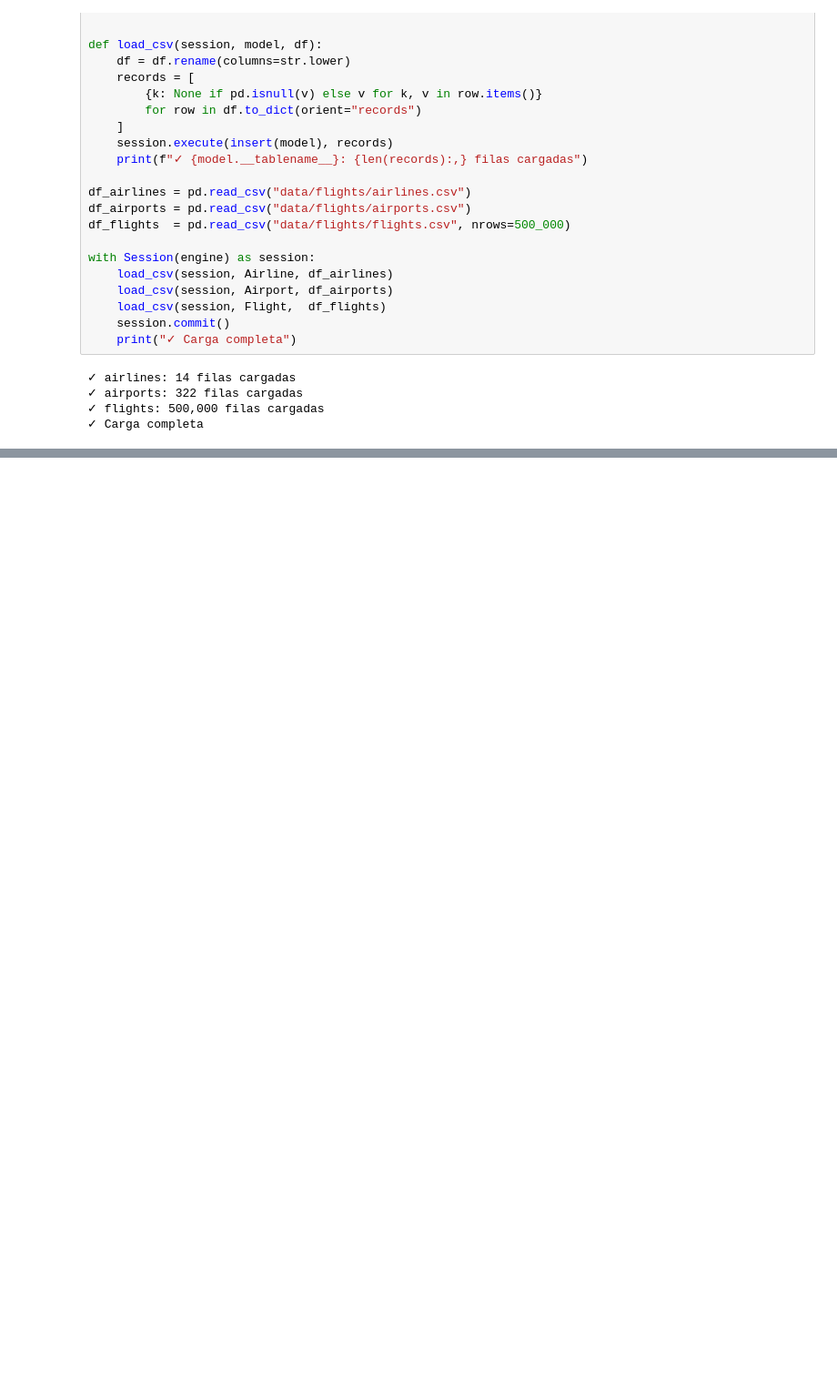
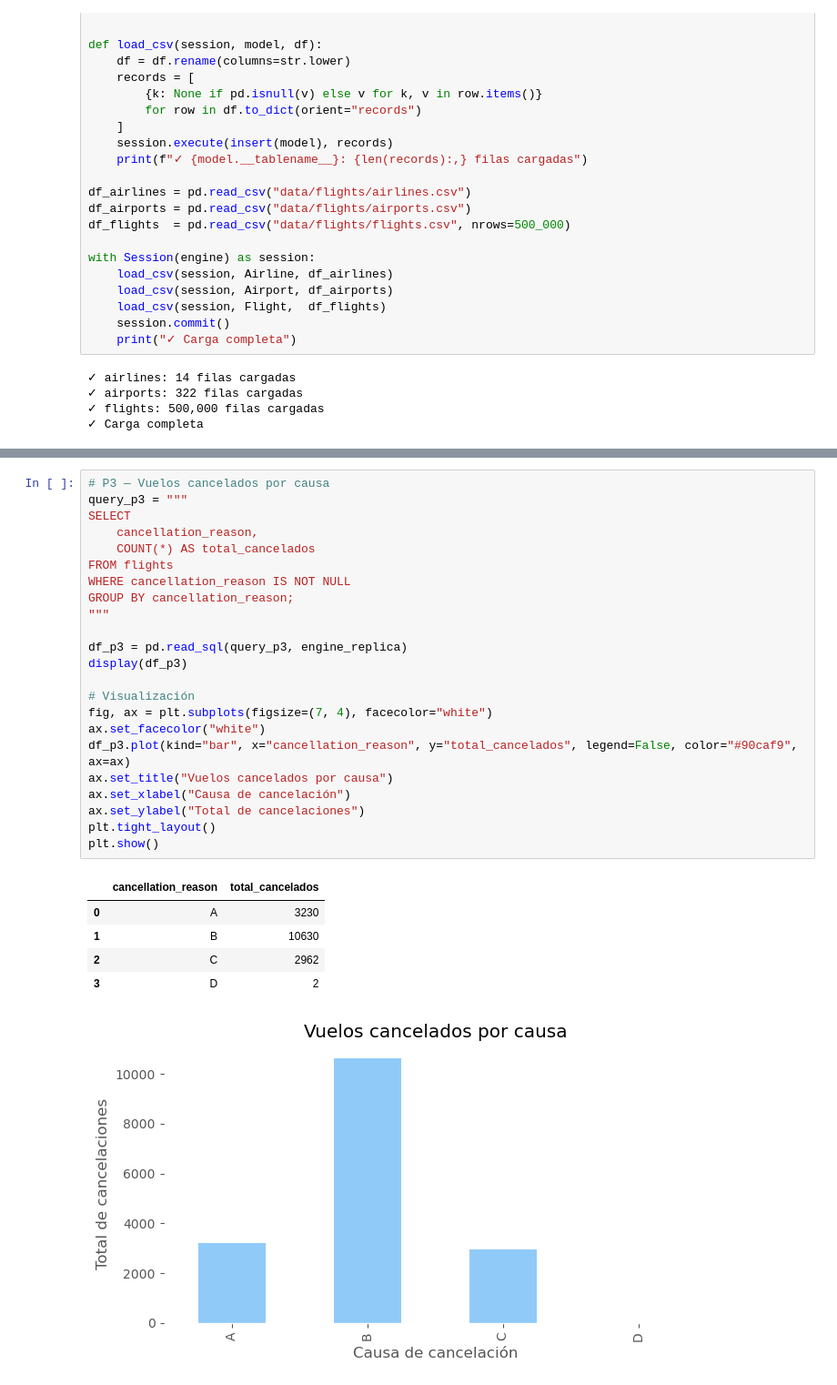
Before and after one commit to anapparedesr/flights-data-engineering-a, a Jupyter notebook: flights_analytics.ipynb, the cells around one changed output, grey strips where cells are left out. Shown at 91% size. Saved outputs shown, nothing was run; the diff lists cells and outputs as text; blank space fills up the shorter version.

```diff
--- a/flights_analytics.ipynb
+++ b/flights_analytics.ipynb
@@ -106,0 +206,30 @@ with Session(engine) as session:
+# %%
+# P3 — Vuelos cancelados por causa
+query_p3 = """
+SELECT
+    cancellation_reason,
+    COUNT(*) AS total_cancelados
+FROM flights
+WHERE cancellation_reason IS NOT NULL
+GROUP BY cancellation_reason;
+"""
+
+df_p3 = pd.read_sql(query_p3, engine_replica)
+display(df_p3)
+
+# Visualización
+fig, ax = plt.subplots(figsize=(7, 4), facecolor="white")
+ax.set_facecolor("white")
+df_p3.plot(kind="bar", x="cancellation_reason", y="total_cancelados", legend=False, color="#90caf9", ax=ax)
+ax.set_title("Vuelos cancelados por causa")
+ax.set_xlabel("Causa de cancelación")
+ax.set_ylabel("Total de cancelaciones")
+plt.tight_layout()
+plt.show()
+# %% [output]
+|  | cancellation_reason | total_cancelados |
+| 0 | A | 3230 |
+| 1 | B | 10630 |
+| 2 | C | 2962 |
+| 3 | D | 2 |
+[figure, added]
```
Also changed, not shown: parts of 11 cells of this notebook.
